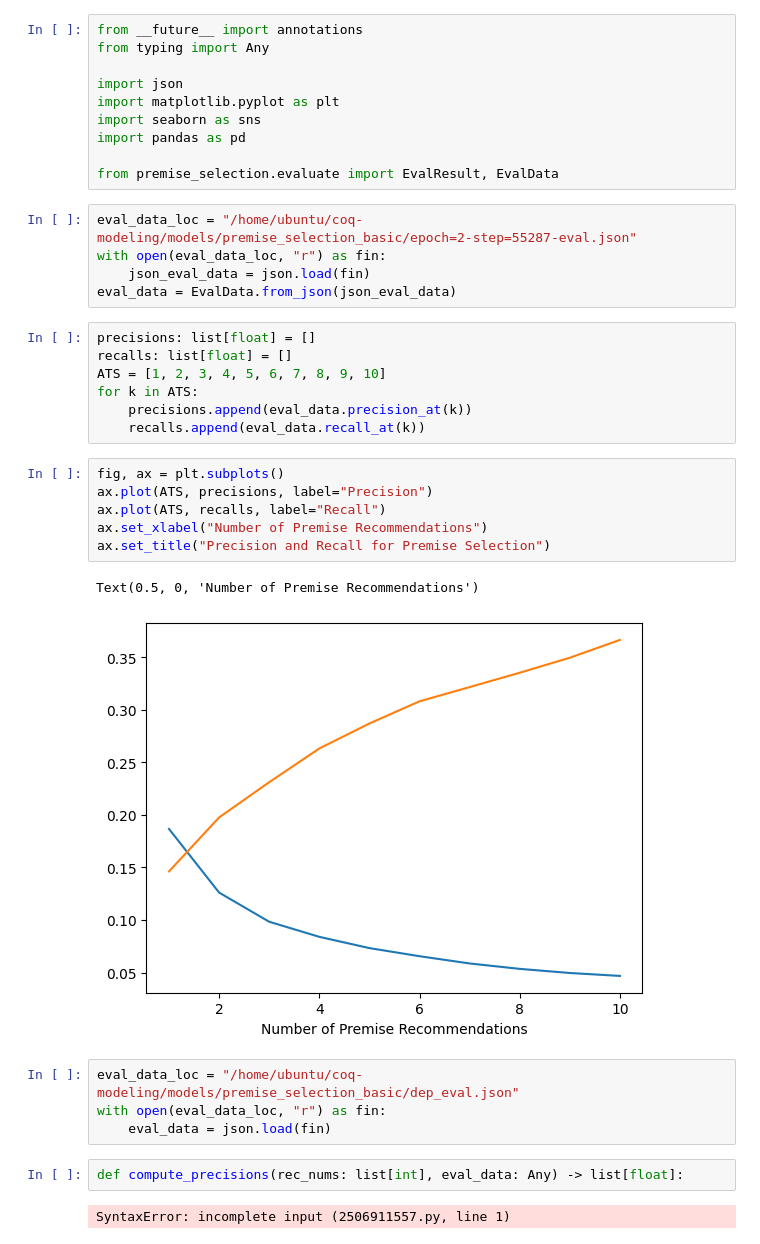
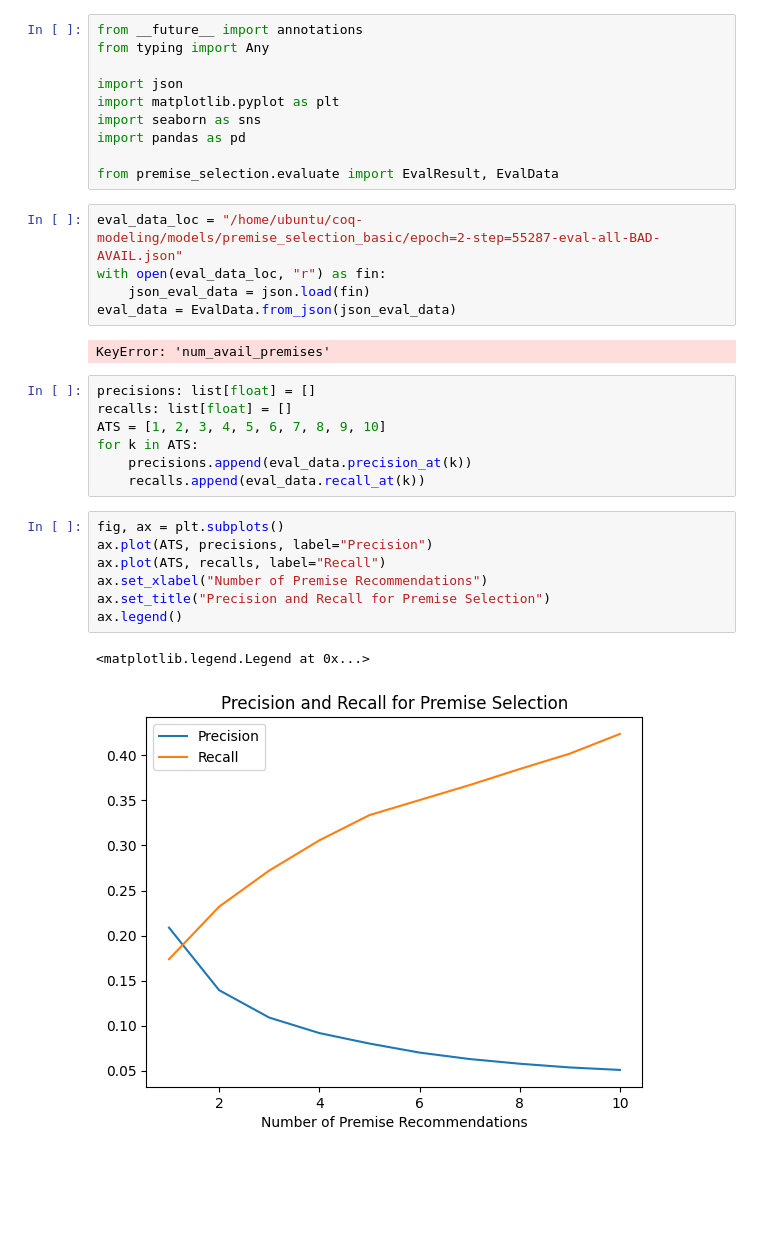
Before and after one commit to rkthomps/coq-modeling, a Jupyter notebook: notebooks/premise_selection/eval_calcs.ipynb, the cells around one changed output. Drawn from its saved outputs; the diff is of its cells as text; blank space fills up the shorter version.

```diff
--- a/notebooks/premise_selection/eval_calcs.ipynb
+++ b/notebooks/premise_selection/eval_calcs.ipynb
@@ -9,10 +9,12 @@ import pandas as pd
 
 from premise_selection.evaluate import EvalResult, EvalData
 # %%
-eval_data_loc = "/home/ubuntu/coq-modeling/models/premise_selection_basic/epoch=2-step=55287-eval.json"
+eval_data_loc = "/home/ubuntu/coq-modeling/models/premise_selection_basic/epoch=2-step=55287-eval-all-BAD-AVAIL.json"
 with open(eval_data_loc, "r") as fin:
     json_eval_data = json.load(fin)
 eval_data = EvalData.from_json(json_eval_data)
+# %% [output]
+KeyError: 'num_avail_premises'
 # %%
 precisions: list[float] = []
 recalls: list[float] = []
@@ -23,17 +25,10 @@ for k in ATS:
 # %%
 fig, ax = plt.subplots()
 ax.plot(ATS, precisions, label="Precision")
 ax.plot(ATS, recalls, label="Recall")
 ax.set_xlabel("Number of Premise Recommendations")
 ax.set_title("Precision and Recall for Premise Selection")
+ax.legend()
 # %% [output]
-Text(0.5, 0, 'Number of Premise Recommendations')
+<matplotlib.legend.Legend at 0x...>
-[figure, old version]
+[figure, new version]
-# %%
-eval_data_loc = "/home/ubuntu/coq-modeling/models/premise_selection_basic/dep_eval.json"
-with open(eval_data_loc, "r") as fin:
-    eval_data = json.load(fin)
-# %%
-def compute_precisions(rec_nums: list[int], eval_data: Any) -> list[float]:
-# %% [output]
-SyntaxError: incomplete input (2506911557.py, line 1)
```
Also changed, not shown: parts of 2 cells of this notebook, 11 other files.
